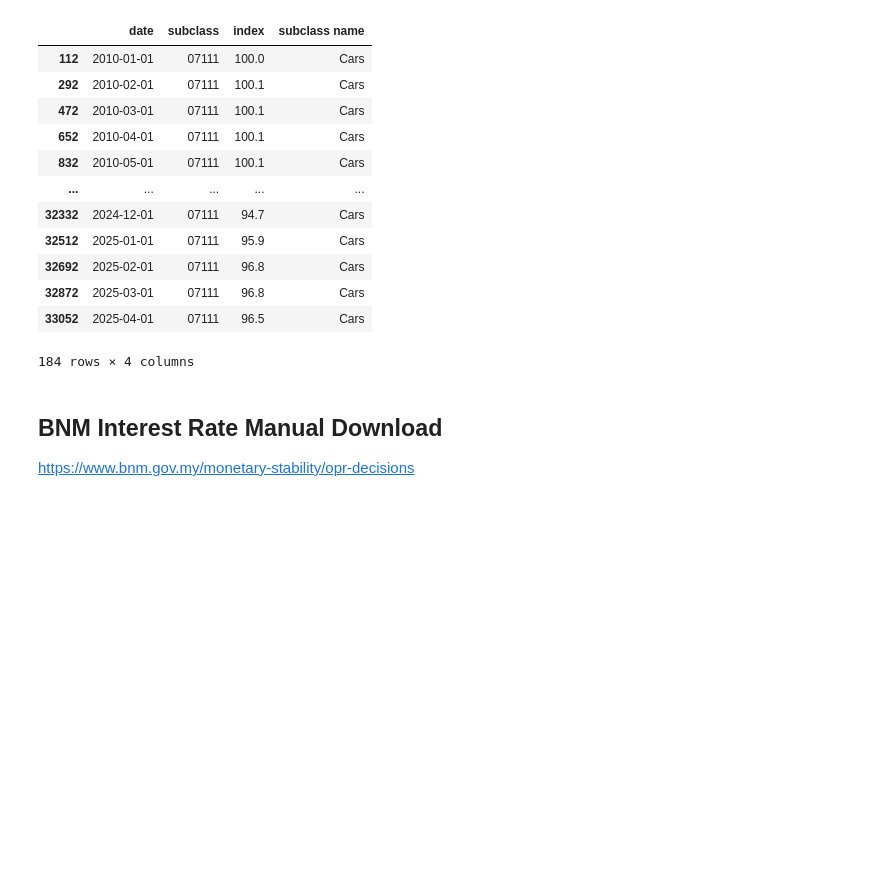
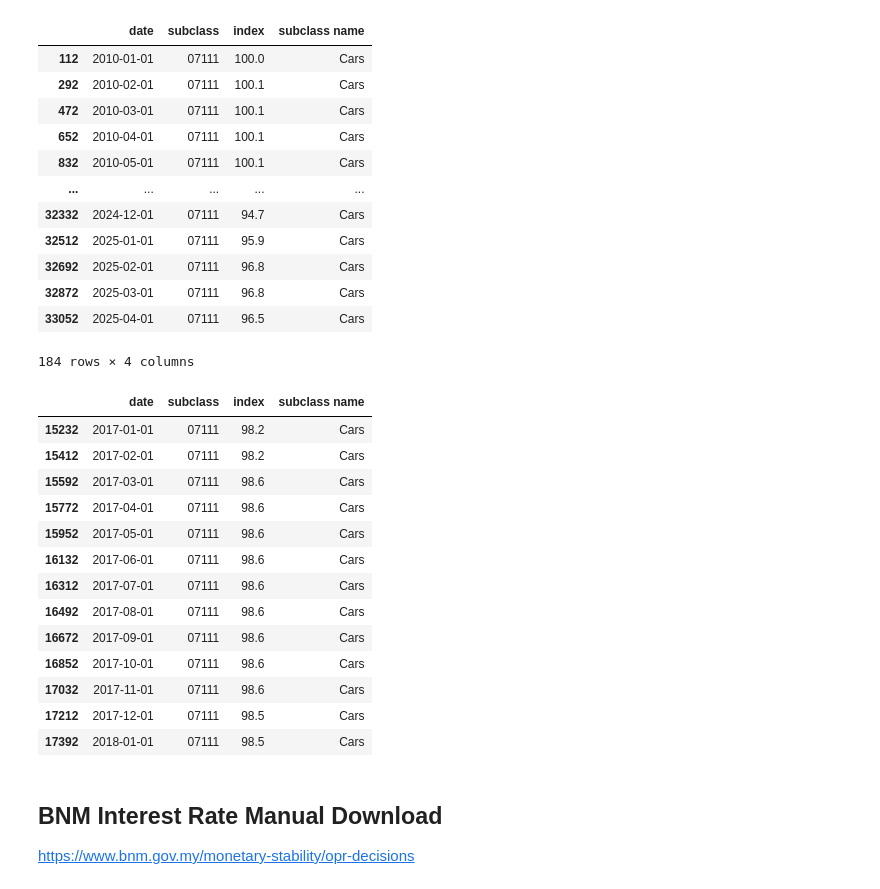
Before and after one commit to yejui626/automotive-bursa, a Jupyter notebook: data-extraction.ipynb, the cells around one changed output. Saved outputs shown, nothing was run; the diff lists cells and outputs as text; code cells hidden in the pictures; blank space fills up the shorter version.

```diff
--- a/data-extraction.ipynb
+++ b/data-extraction.ipynb
@@ -274,6 +291,23 @@ cars_cpi
 | 32872 | 2025-03-01 | 07111 | 96.8 | Cars |
 | 33052 | 2025-04-01 | 07111 | 96.5 | Cars |
 184 rows × 4 columns
+# %%
+cars_cpi[(cars_cpi['date'] >= '2017-01-01') & (cars_cpi['date'] <= '2018-01-01')]
+# %% [output]
+|  | date | subclass | index | subclass name |
+| 15232 | 2017-01-01 | 07111 | 98.2 | Cars |
+| 15412 | 2017-02-01 | 07111 | 98.2 | Cars |
+| 15592 | 2017-03-01 | 07111 | 98.6 | Cars |
+| 15772 | 2017-04-01 | 07111 | 98.6 | Cars |
+| 15952 | 2017-05-01 | 07111 | 98.6 | Cars |
+| 16132 | 2017-06-01 | 07111 | 98.6 | Cars |
+| 16312 | 2017-07-01 | 07111 | 98.6 | Cars |
+| 16492 | 2017-08-01 | 07111 | 98.6 | Cars |
+| 16672 | 2017-09-01 | 07111 | 98.6 | Cars |
+| 16852 | 2017-10-01 | 07111 | 98.6 | Cars |
+| 17032 | 2017-11-01 | 07111 | 98.6 | Cars |
+| 17212 | 2017-12-01 | 07111 | 98.5 | Cars |
+| 17392 | 2018-01-01 | 07111 | 98.5 | Cars |
 # %%
 cars_cpi.to_parquet('data/cars_cpi_month.parquet', index=False)
 # %% [markdown]
```
Also changed, not shown: parts of 4 cells of this notebook, 7 other files.
